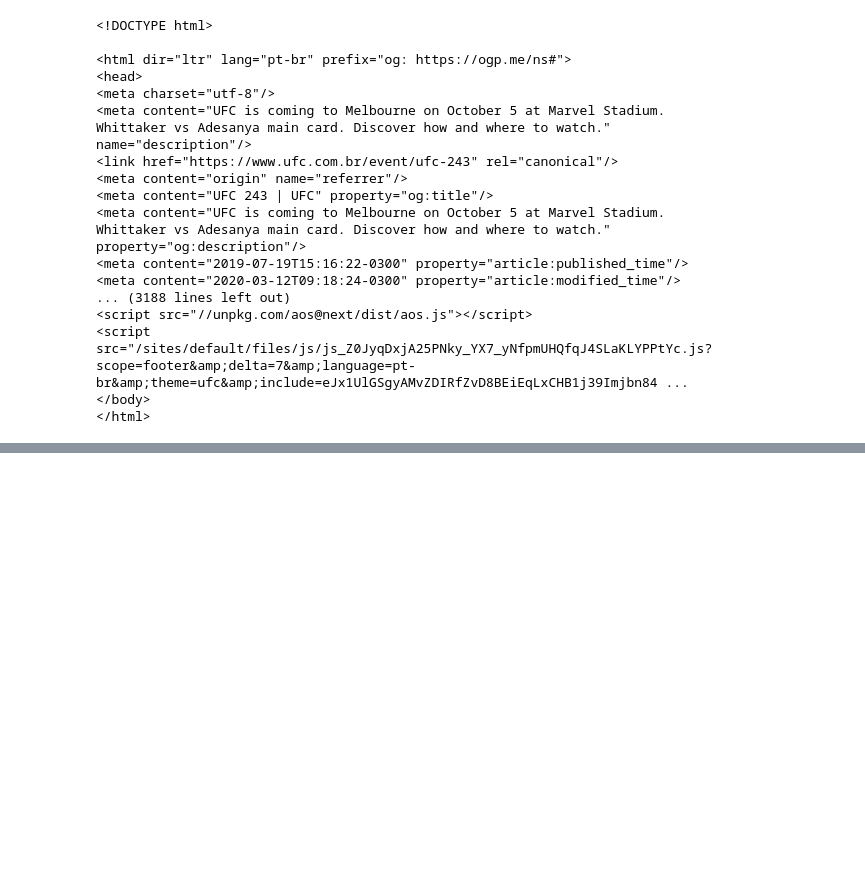
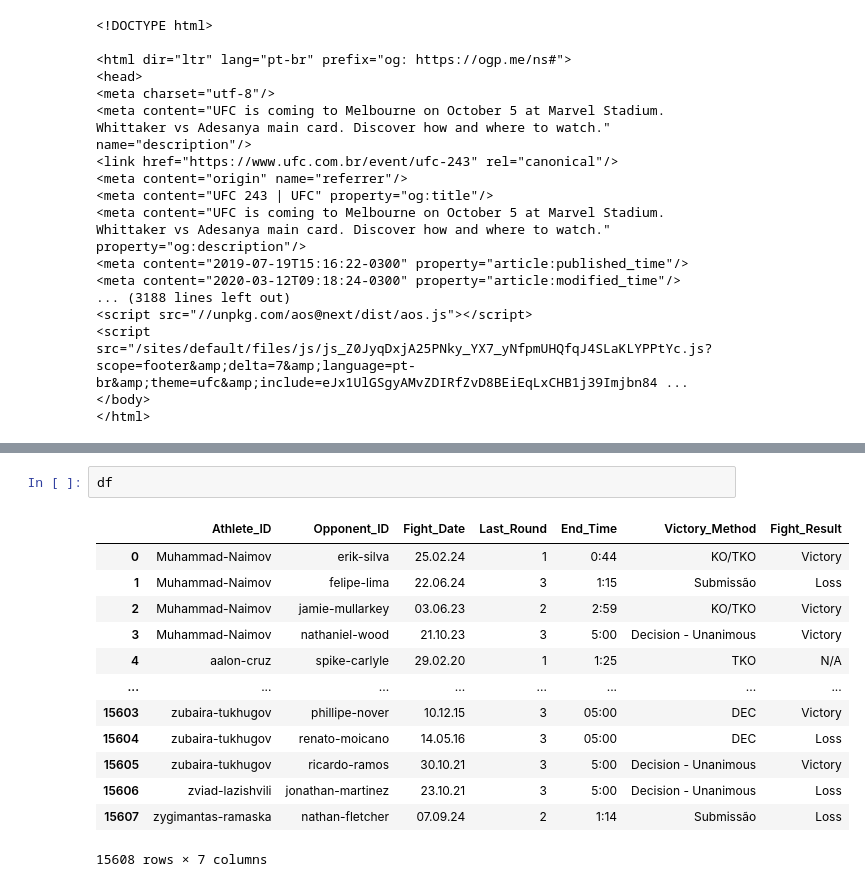
Before and after one commit to Gabriel141213/mma-stats, a Jupyter notebook: ufc_scraping.ipynb, the cells around one changed output, grey strips where cells are left out. Cells and saved outputs as stored; diff of their text form; blank space fills up the shorter version.

```diff
--- a/ufc_scraping.ipynb
+++ b/ufc_scraping.ipynb
@@ -1133,0 +1164,16 @@ soup
+# %%
+df
+# %% [output]
+|  | Athlete_ID | Opponent_ID | Fight_Date | Last_Round | End_Time | Victory_Method | Fight_Result |
+| 0 | Muhammad-Naimov | erik-silva | 25.02.24 | 1 | 0:44 | KO/TKO | Victory |
+| 1 | Muhammad-Naimov | felipe-lima | 22.06.24 | 3 | 1:15 | Submissão | Loss |
+| 2 | Muhammad-Naimov | jamie-mullarkey | 03.06.23 | 2 | 2:59 | KO/TKO | Victory |
+| 3 | Muhammad-Naimov | nathaniel-wood | 21.10.23 | 3 | 5:00 | Decision - Unanimous | Victory |
+| 4 | aalon-cruz | spike-carlyle | 29.02.20 | 1 | 1:25 | TKO | N/A |
+| ... | ... | ... | ... | ... | ... | ... | ... |
+| 15603 | zubaira-tukhugov | phillipe-nover | 10.12.15 | 3 | 05:00 | DEC | Victory |
+| 15604 | zubaira-tukhugov | renato-moicano | 14.05.16 | 3 | 05:00 | DEC | Loss |
+| 15605 | zubaira-tukhugov | ricardo-ramos | 30.10.21 | 3 | 5:00 | Decision - Unanimous | Victory |
+| 15606 | zviad-lazishvili | jonathan-martinez | 23.10.21 | 3 | 5:00 | Decision - Unanimous | Loss |
+| 15607 | zygimantas-ramaska | nathan-fletcher | 07.09.24 | 2 | 1:14 | Submissão | Loss |
+15608 rows × 7 columns
```
Also changed, not shown: parts of 32 cells of this notebook, 27 other files.
